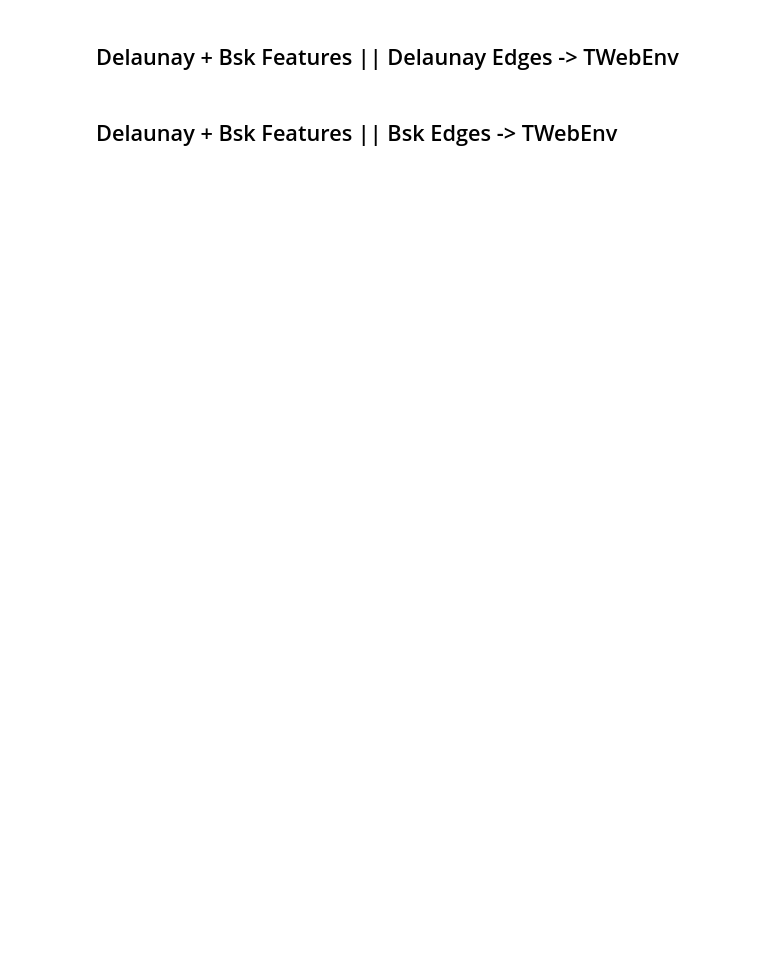
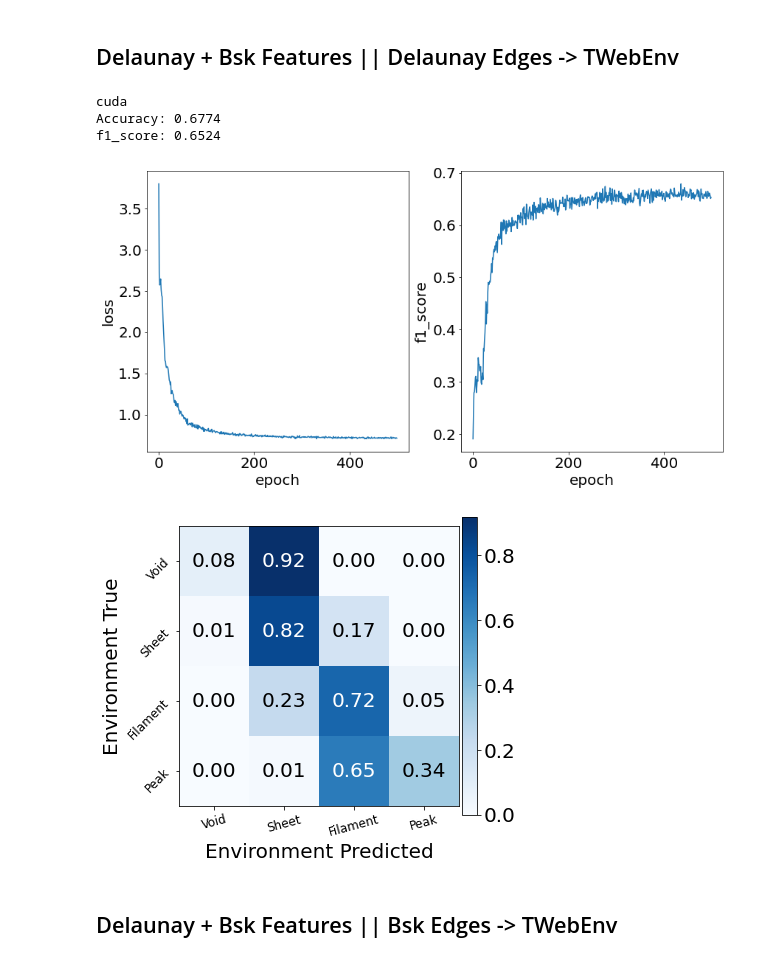
Before and after one commit to jsuarez314/graph_predictions, a Jupyter notebook: TCW_graph_topological_multiple.ipynb, the cells around one changed output. Cells and saved outputs as stored; diff of their text form; code cells hidden in the pictures; blank space fills up the shorter version.

```diff
--- a/TCW_graph_topological_multiple.ipynb
+++ b/TCW_graph_topological_multiple.ipynb
@@ -268,34 +276,39 @@ pl.xlabel('epoch')
 pl.ylabel('loss')
 pl.subplot(1,2,2)
 _ = pl.plot(lf1)
 pl.xlabel('epoch')
 pl.ylabel('f1_score')
 
-classes = ['Peak','Filament','Sheet','Void']
 #------------ Confusion Matrix
 cm = confusion_matrix(np.array(data.y[data.test_mask].cpu().data), np.array(pred[data.test_mask].cpu().data))
 cm = cm.astype('float') / cm.sum(axis=1)[:, np.newaxis]
 
 fig= pl.figure(figsize=(6,6))
 ax = fig.add_subplot(1,1,1)
 im = ax.imshow(cm, interpolation='nearest', cmap=pl.cm.Blues)
 ax.figure.colorbar(im, ax=ax, pad=0.01, shrink=0.79)
 ax.set(xticks=np.arange(cm.shape[1]), yticks=np.arange(cm.shape[0]), xticklabels=classes, yticklabels=classes)
 ax.set_xlabel("Environment Predicted",size=20)
 ax.set_ylabel("Environment True",size=20)
 # ax.set_ylim(4-0.5, -0.5)
 
 pl.setp(ax.get_xticklabels(), rotation=15, size=12)
 pl.setp(ax.get_yticklabels(), rotation=45, size=12)
 
 fmt = '.2f'
 thresh = cm.max()/2.
 for i in range(cm.shape[0]):
     for j in range(cm.shape[1]):
         ax.text(j, i, format(cm[i, j], fmt),ha="center", va="center",size=20 , color="white" if cm[i, j] > thresh else "black")
 
 pl.tight_layout()
 pl.show()
+# %% [output]
+cuda
+Accuracy: 0.6774
+f1_score: 0.6524
+[figure, added]
+[figure, added]
 # %% [markdown]
 ## Delaunay + Bsk Features  || Bsk Edges -> TWebEnv
 # %%
```
Also changed, not shown: parts of 9 cells of this notebook, 2 other files.
